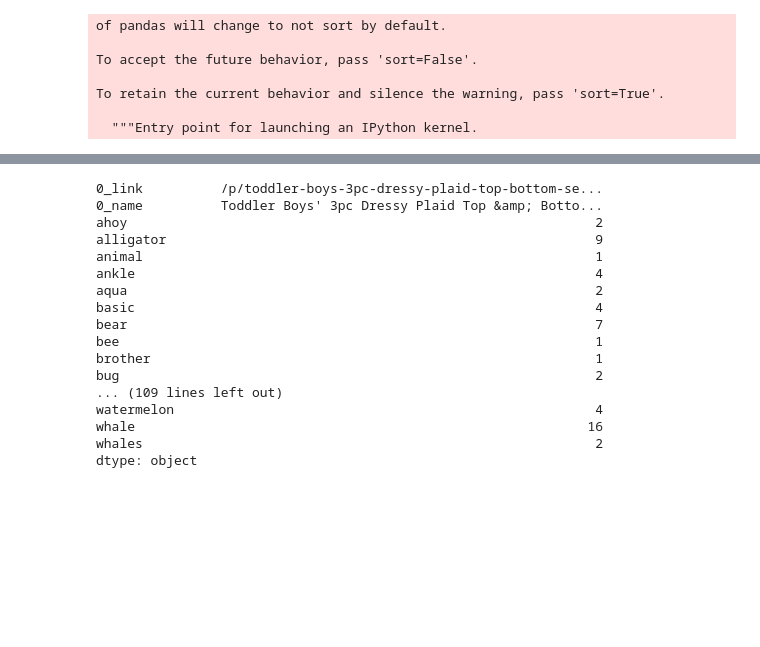
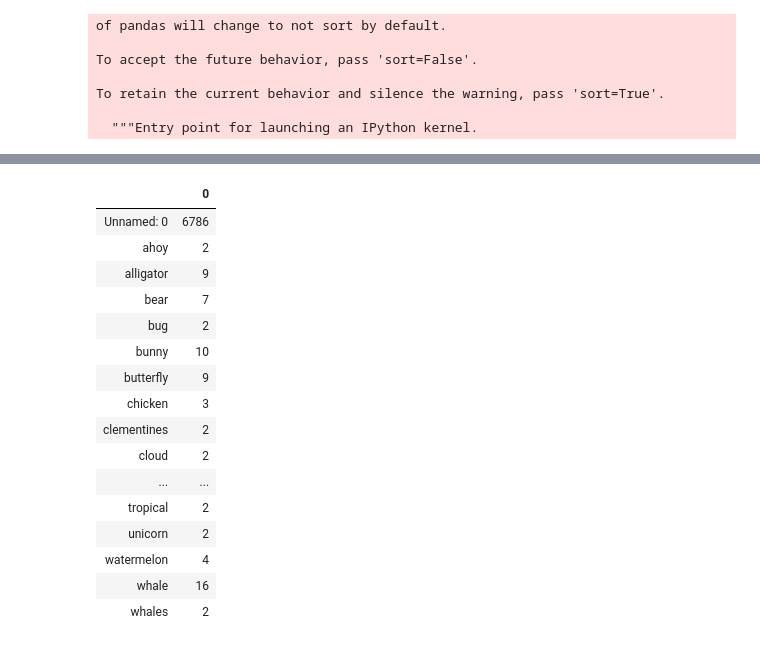
Before and after one commit to tomokr/matching_clothes, a Jupyter notebook: Product-name-analyze.ipynb, the cells around one changed output, grey strips where cells are left out. Drawn from its saved outputs; the diff is of its cells as text; code cells hidden in the pictures; blank space fills up the shorter version.

```diff
--- a/Product-name-analyze.ipynb
+++ b/Product-name-analyze.ipynb
@@ -126,20 +111,2 @@ df_5t_and_9_12m
 # %%
-df_5t_and_9_12m.sum(axis=0)
+sum_list = df_5t_and_9_12m.sum(axis=0)
-# %% [output]
-0_link          /p/toddler-boys-3pc-dressy-plaid-top-bottom-se...
-0_name          Toddler Boys' 3pc Dressy Plaid Top &amp; Botto...
-ahoy                                                            2
-alligator                                                       9
-animal                                                          1
-ankle                                                           4
-aqua                                                            2
-basic                                                           4
-bear                                                            7
-bee                                                             1
-brother                                                         1
-bug                                                             2
-... (109 lines left out)
-watermelon                                                      4
-whale                                                          16
-whales                                                          2
-dtype: object
@@ -147,0 +113,24 @@ dtype: object
+# %%
+sum_df = sum_list.to_frame()
+# %%
+sum_df = sum_df.drop(['0_link', '0_name','age_group'])
+# %%
+sum_df[sum_df[0]>1]
+# %% [output]
+|  | 0 |
+| Unnamed: 0 | 6786 |
+| ahoy | 2 |
+| alligator | 9 |
+| bear | 7 |
+| bug | 2 |
+| bunny | 10 |
+| butterfly | 9 |
+| chicken | 3 |
+| clementines | 2 |
+| cloud | 2 |
+| ... | ... |
+| tropical | 2 |
+| unicorn | 2 |
+| watermelon | 4 |
+| whale | 16 |
+| whales | 2 |
```
Also changed, not shown: parts of 29 cells of this notebook, 2 other files.
